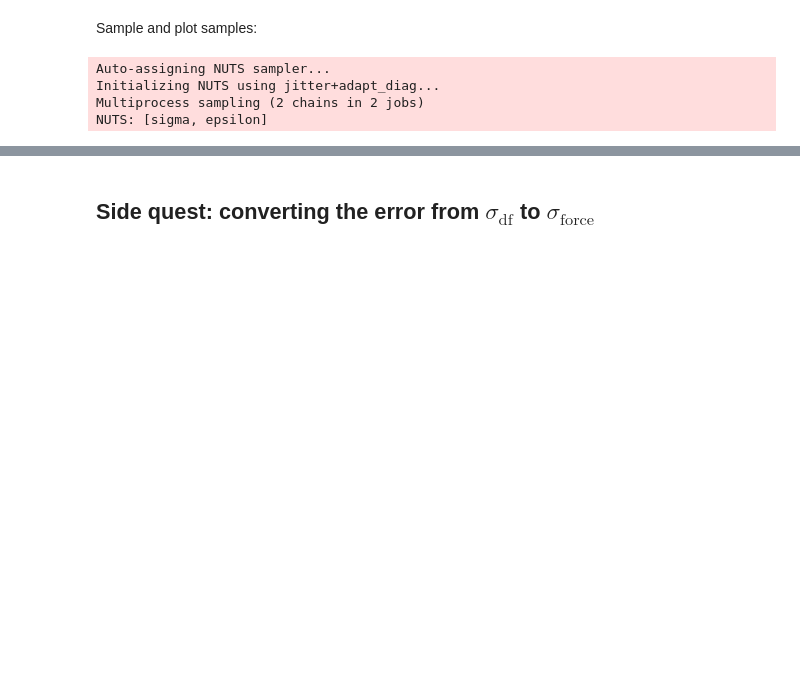
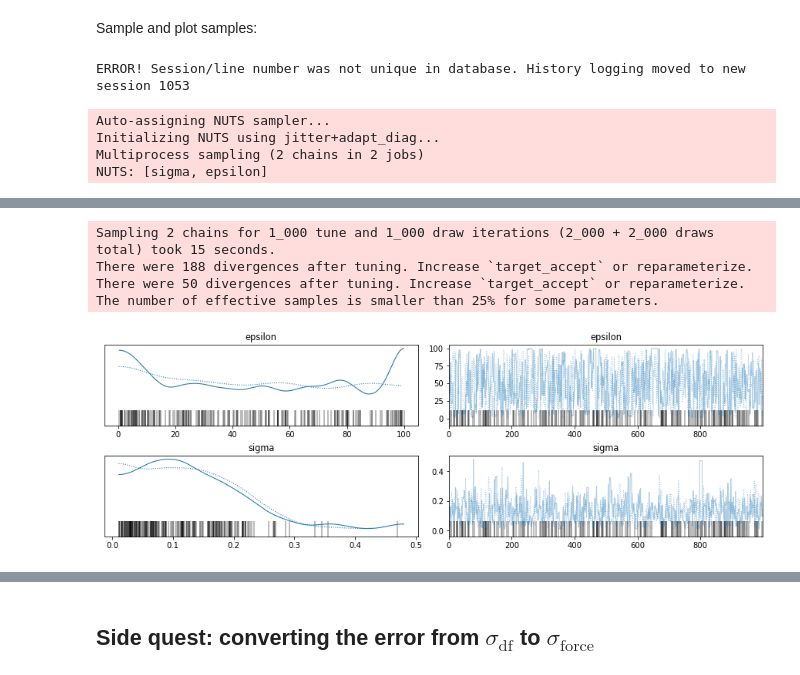
Before and after one commit to phys201/nc_AFM, a Jupyter notebook: documentation.ipynb, the cells around one changed output, grey strips where cells are left out. Drawn from its saved outputs; the diff is of its cells as text; code cells hidden in the pictures; blank space fills up the shorter version.

```diff
--- a/documentation.ipynb
+++ b/documentation.ipynb
@@ -145,14 +158,20 @@ map_estimate
 Sample and plot samples:
 # %%
 with LJ_model:
-    trace =pm.sample(1000, start = map_estimate, return_inferencedata=True)
+    trace =pm.sample(1000, return_inferencedata=True)
     az.plot_trace(trace);
 # %% [output]
-Auto-assigning NUTS sampler...
-Initializing NUTS using jitter+adapt_diag...
-Multiprocess sampling (2 chains in 2 jobs)
-NUTS: [sigma, epsilon]
+ERROR! Session/line number was not unique in database. History logging moved to new session 1053
+Auto-assigning NUTS sampler...
+Initializing NUTS using jitter+adapt_diag...
+Multiprocess sampling (2 chains in 2 jobs)
+NUTS: [sigma, epsilon]
 [interactive output not drawn]
+Sampling 2 chains for 1_000 tune and 1_000 draw iterations (2_000 + 2_000 draws total) took 15 seconds.
+There were 188 divergences after tuning. Increase `target_accept` or reparameterize.
+There were 50 divergences after tuning. Increase `target_accept` or reparameterize.
+The number of effective samples is smaller than 25% for some parameters.
+[figure, added]
 # %%
 with LJ_model:
     az.plot_posterior(trace)
```
Also changed, not shown: parts of 15 cells of this notebook, 5 other files.
